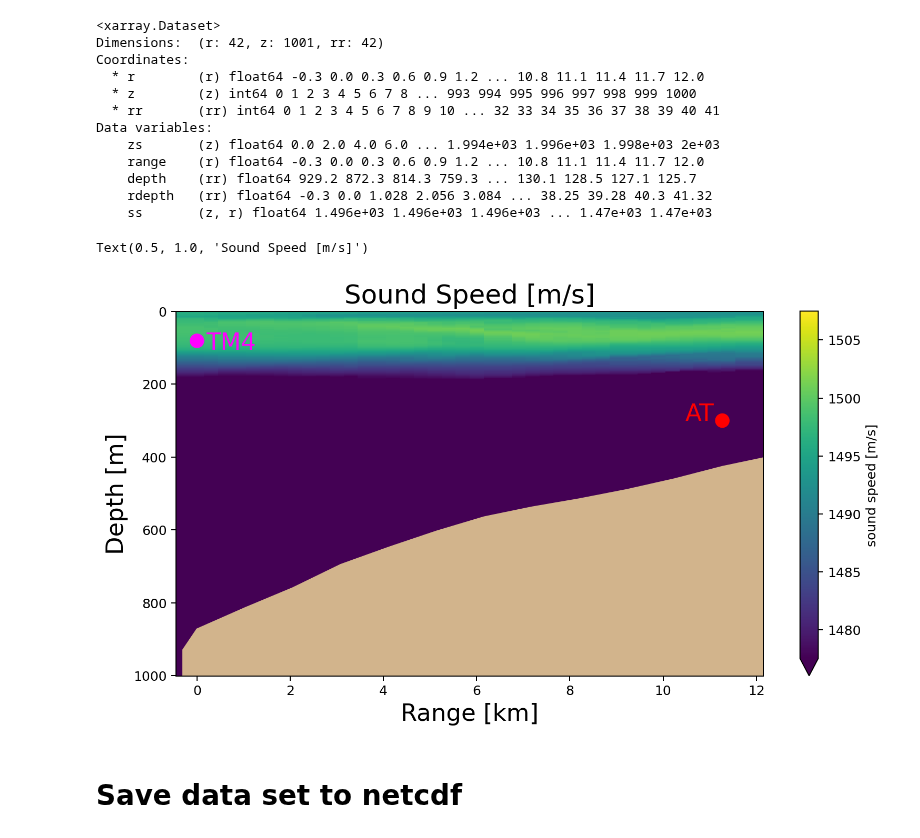
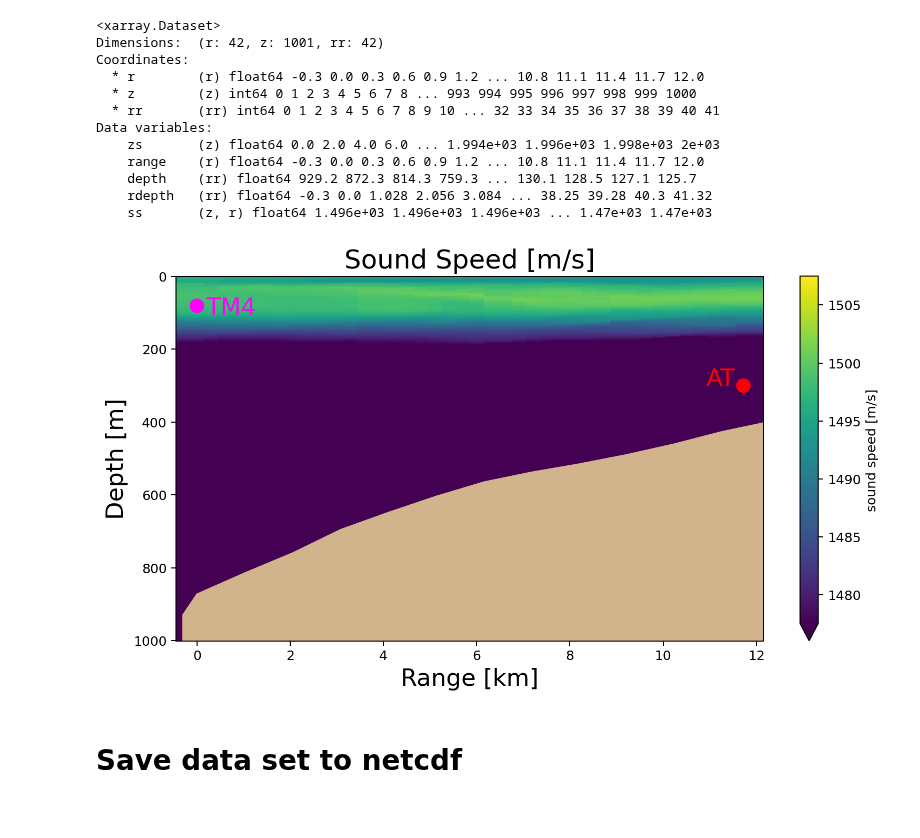
Before and after one commit to IvanaEscobar/sandbox, a Jupyter notebook: sandbox/bin/notebooks/mat2ssp-BD22_data.ipynb, the cells around one changed output. Cells and saved outputs as stored; diff of their text form; code cells hidden in the pictures.

Commit message:
fix at - tm4 distance

```diff
--- a/sandbox/bin/notebooks/mat2ssp-BD22_data.ipynb
+++ b/sandbox/bin/notebooks/mat2ssp-BD22_data.ipynb
@@ -42,3 +42,10 @@ TM4 source 4 second long chirp, bandwidth 775 Hz – 475 Hz.  Source depth:  8
 * Send lat, lon, depth coordinates of TM4 and AT: \
 TM4:  39° 50.8542'N 70° 54.0876'W;  \
 AT:  39° 57.150'N   70° 53.167'W
+# %%
+tm4 = [sb.degMinSec2decimal(39,50.8542), -sb.degMinSec2decimal(70,54.0876)]
+at  = [sb.degMinSec2decimal(39,57.1500), -sb.degMinSec2decimal(70,53.1670)]
+
+nesbaDist = sb.wgs84Distance(at[0],  at[1],
+                 tm4[0], tm4[1]) / 1000.
+print(nesbaDist)
@@ -58,7 +67,8 @@ def makeDataSet (matlabDictionary):
     z = np.arange(0, len(zs))
 
     # *eye_roll* manual depths
-    depths = [872.306667 + (872-814)/1.02, 872.306667, 814.285143, 759.290286, 695.28219 , 648.044134, 603.89386 ,
+    depths = [872.306667 + (872-814)/1.02, 872.306667, 814.285143, 759.290286,
+              695.28219 , 648.044134, 603.89386 ,
        564.748982, 537.740158, 515.170275, 489.650608, 460.15    , 426.312952,
        398.631619, 374.715286, 347.545878, 323.726735, 299.907592, 278.019061,
        258.685633, 239.35975 , 222.623846, 207.366378, 191.446667, 179.840573,
@@ -120,28 +130,27 @@ Data variables:
 # %%
 plt.figure(figsize=(10,5), dpi=180)
 ds.ss.plot(yincrease=False, vmin=1477.53, vmax=1507.49)
 
 # Add nesba experimental locations
-plt.scatter([ds['r'].isel(r=1), 11.271],
+plt.scatter([ds['r'].isel(r=1), nesbaDist],
             [81., 300.] ,
             color=['magenta', 'red'],
             s=100)
 plt.text( ds['r'].isel(r=1)+2e-1, 105., 'TM4', fontsize=18, color='magenta' )
-plt.text( 11.271-.8, 300., 'AT', fontsize=18, color='red' )
+plt.text( nesbaDist-.8, 300., 'AT', fontsize=18, color='red' )
 
 # Add bathymetry
 plt.fill_between(ds.rdepth, ds.depth, 1000, color='tan')
 
 # labels
 plt.xlabel('Range [km]', fontsize=18)
 plt.ylabel('Depth [m]', fontsize=18)
 plt.title('Sound Speed [m/s]', fontsize=20)
 
 
 plt.savefig(filePath+'nesba-tm4_ssp-data_BD22.png')
 # %% [output]
-Text(0.5, 1.0, 'Sound Speed [m/s]')
-[figure, old version]
+[figure, new version]
 # %% [markdown]
 # Save data set to netcdf
 # %%
```
Also changed, not shown: parts of 2 cells of this notebook, 2 other files.
